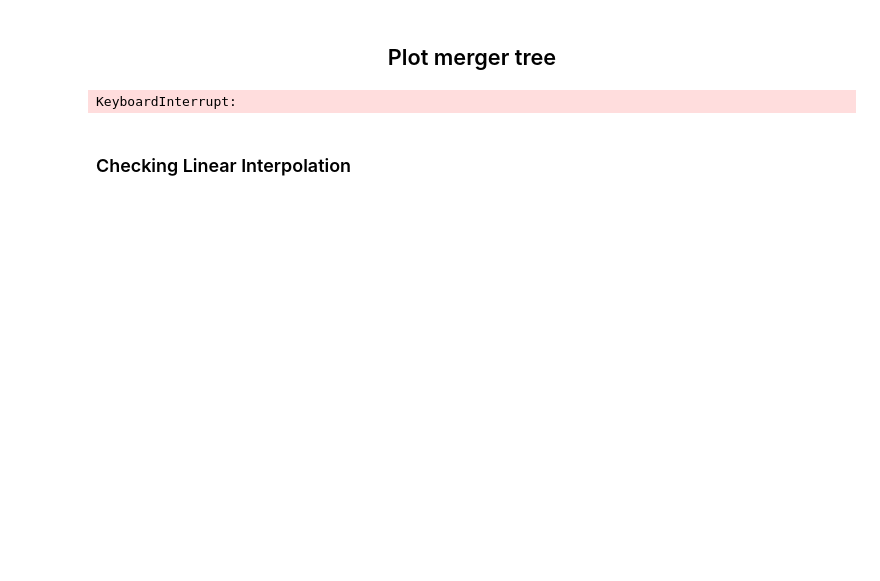
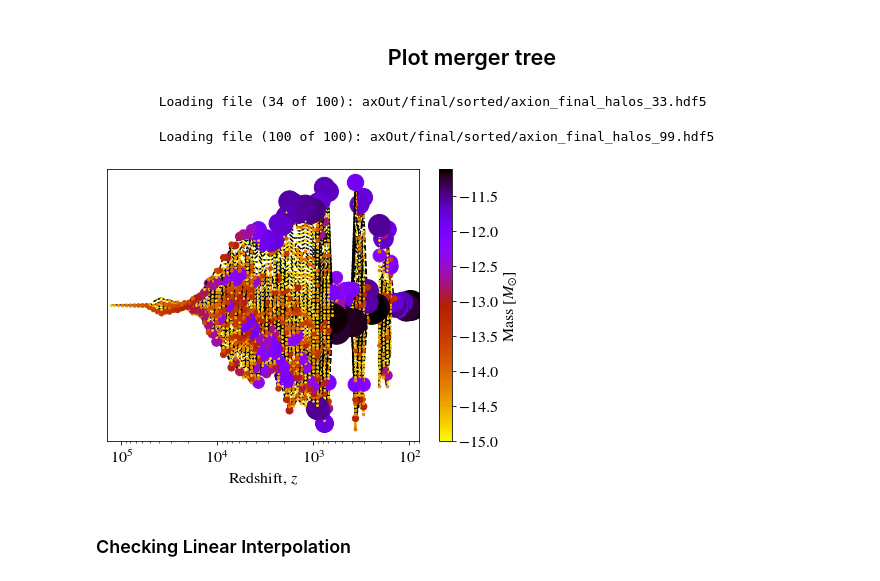
Before and after one commit to David-Ellis/m3p_merger, a Jupyter notebook: MergerTree.ipynb, the cells around one changed output. Drawn from its saved outputs; the diff is of its cells as text; code cells hidden in the pictures; blank space fills up the shorter version.

```diff
--- a/MergerTree.ipynb
+++ b/MergerTree.ipynb
@@ -71,20 +66,17 @@ m3p_merger.plotMergerPatches(out2[0][::10], ppFile, cmap = "viridis")
 <h2><center>Plot merger tree</center></h2>
 # %%
 importlib.reload(m3p_merger)
-ppFile = "inputs.axbig_manyz3"
-
-index = 437
-
-# out = m3p_merger.BuildMergerTree(peak_list_main, ppFile, final_halos_indicies = index)
-# fig = m3p_merger.plotMergerTree(out[0][::5], ppFile, startIndex=0, font_size = 16, log = True,
-#                           colorbar=True, colorbar_title = "Mass [$M_{\odot}$]")
-# plt.show()
+ppFile = "inputs.ax_stitched"
+peak_list_main, boxsize = m3p_merger.MakePeakList(ppFile,startIndex = 0, printOutput = True)
+index = 185
 
 out2 = m3p_merger.BuildMergerTree2(peak_list_main, ppFile, final_halos_indicies = index)
-fig = m3p_merger.plotMergerTree(out2[0][::5], ppFile, startIndex=0, font_size = 16, log = True,
+fig = m3p_merger.plotMergerTree(out2[0], ppFile, startIndex=0, font_size = 16, log = True,
                           colorbar=True, colorbar_title = "Mass [$M_{\odot}$]")
 # %% [output]
-KeyboardInterrupt:
+        Loading file (34 of 100): axOut/final/sorted/axion_final_halos_33.hdf5
+        Loading file (100 of 100): axOut/final/sorted/axion_final_halos_99.hdf5
+[figure, added]
 # %% [markdown]
 <h3>Checking Linear Interpolation</h3>
 # %%
```
Also changed, not shown: parts of 7 cells of this notebook, 2 other files.
